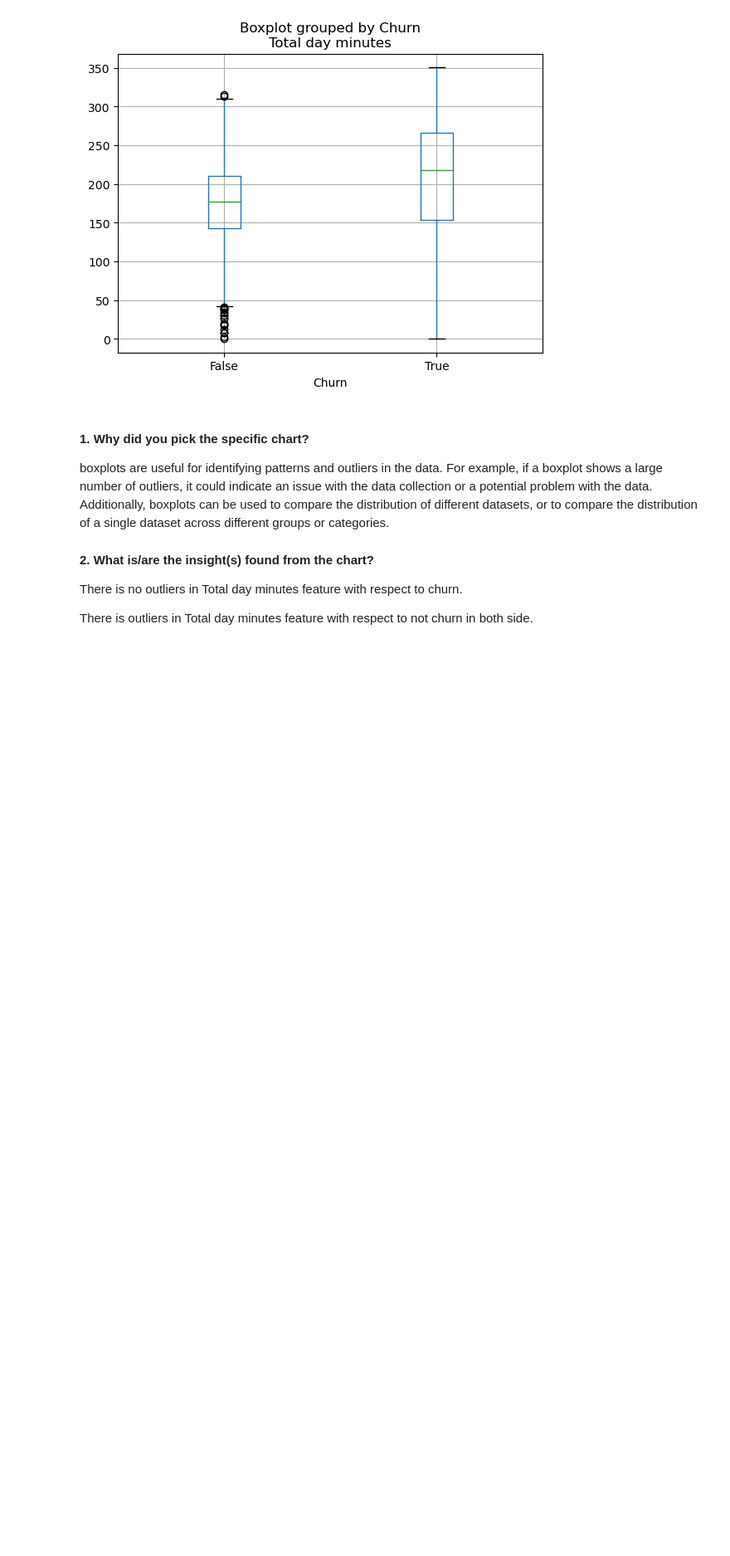
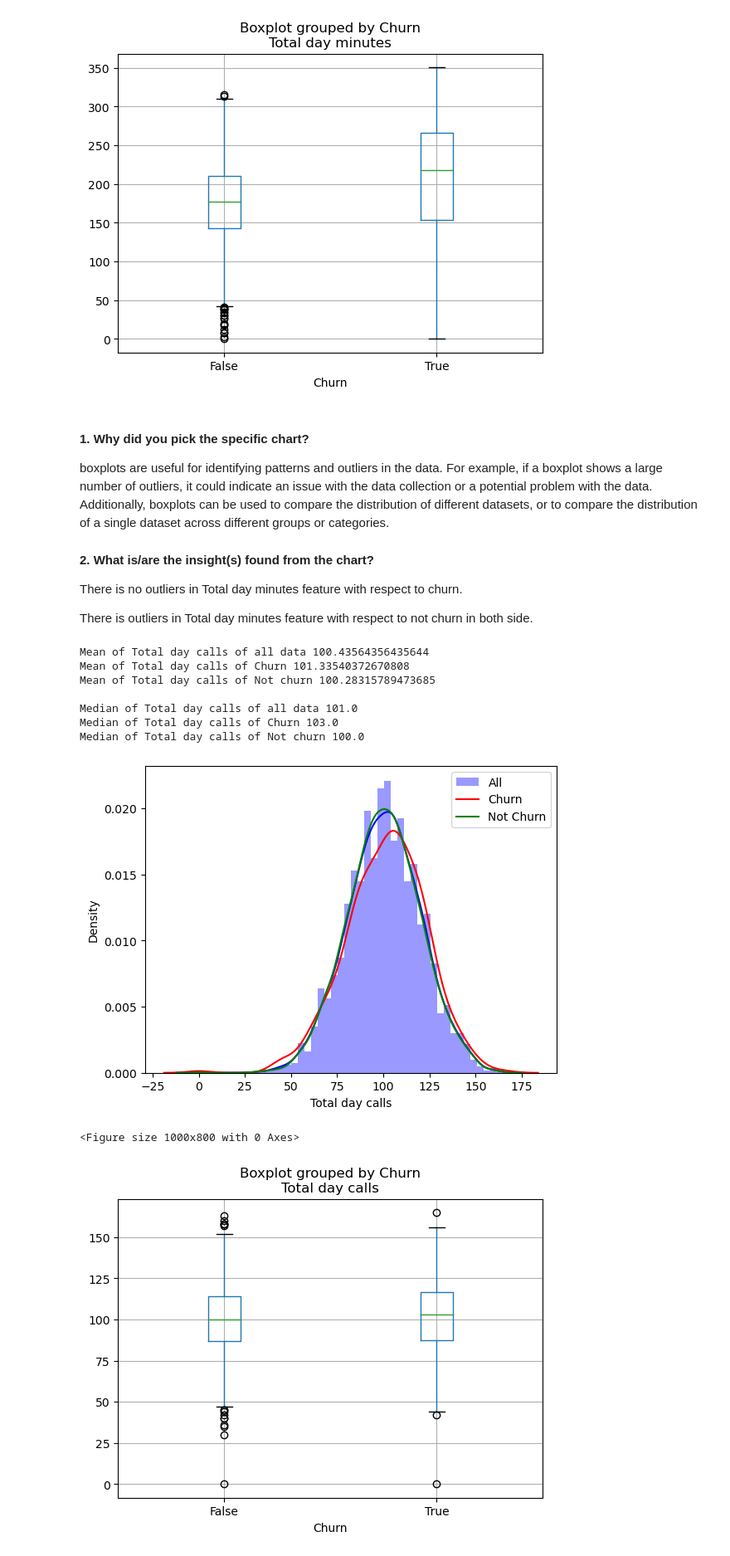
Before and after one commit to rajkumarshedage/EDA_Telecom_Churn_Prediction, a Jupyter notebook: EDA_Telecom_Churn_Prediction.ipynb, the cells around one changed output. Shown: that part at 83% size. Saved outputs shown, nothing was run; the diff lists cells and outputs as text; code cells hidden in the pictures; blank space fills up the shorter version.

Commit message:
Function mean_meadian_distribution_outliers

```diff
--- a/EDA_Telecom_Churn_Prediction.ipynb
+++ b/EDA_Telecom_Churn_Prediction.ipynb
@@ -872,3 +874,16 @@ def mean_median_distribution_outliers(feature):
     plt.show()
 # %%
 ## Exploring Total day calls feature - Univariate and Bivariate analysis
+# %%
+mean_median_distribution_outliers('Total day calls')
+# %% [output]
+Mean of Total day calls of all data 100.43564356435644
+Mean of Total day calls of Churn 101.33540372670808
+Mean of Total day calls of Not churn 100.28315789473685
+
+Median of Total day calls of all data 101.0
+Median of Total day calls of Churn 103.0
+Median of Total day calls of Not churn 100.0
+[figure, added]
+<Figure size 1000x800 with 0 Axes>
+[figure, added]
```
Also changed, not shown: parts of 11 cells of this notebook.
